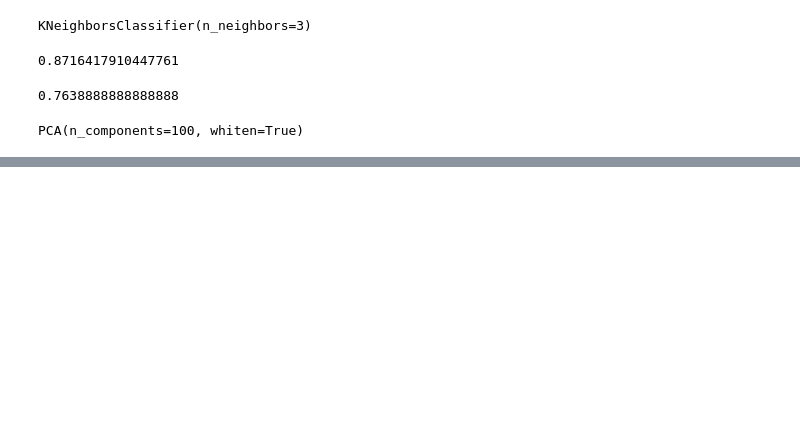
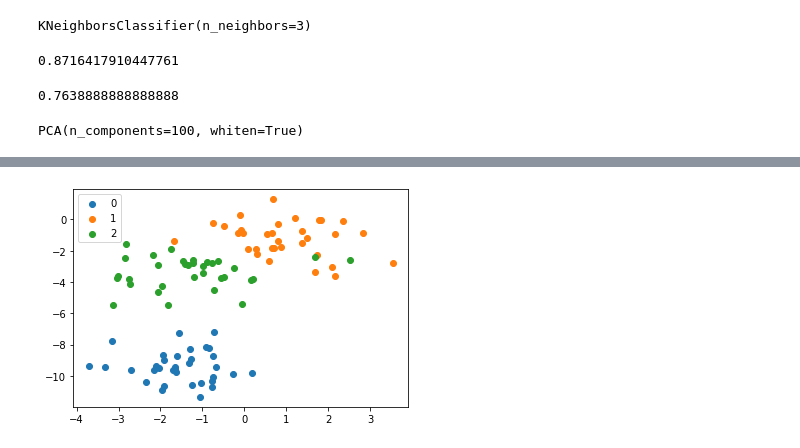
Before and after one commit to Shaharen/MachineLearning, a Jupyter notebook: Ex07_비지도학습.ipynb, the cells around one changed output, grey strips where cells are left out. Drawn from its saved outputs; the diff is of its cells as text; code cells hidden in the pictures; blank space fills up the shorter version.

```diff
--- a/Ex07_비지도학습.ipynb
+++ b/Ex07_비지도학습.ipynb
@@ -267,0 +285,2 @@ ValueError: n_components=500 must be between 0 and min(n_samples, n_features)=33
+# %%
+X , y = make_blobs(random_state = 2)
@@ -267,0 +299,3 @@ ValueError: n_components=500 must be between 0 and min(n_samples, n_features)=33
+# %%
+# 군집 모델 생성
+kmeans = KMeans(n_clusters=3)
@@ -267,0 +323,10 @@ ValueError: n_components=500 must be between 0 and min(n_samples, n_features)=33
+# %%
+# 생성한 데이터가 나눈 그룹
+for n_cluster in range(3):
+    data = X[y==n_cluster]
+    plt.scatter(data[:, 0], data[: , 1], label = n_cluster)
+
+plt.legend()
+plt.show()
+# %% [output]
+[figure, added]
```
Also changed, not shown: parts of 43 cells of this notebook.
